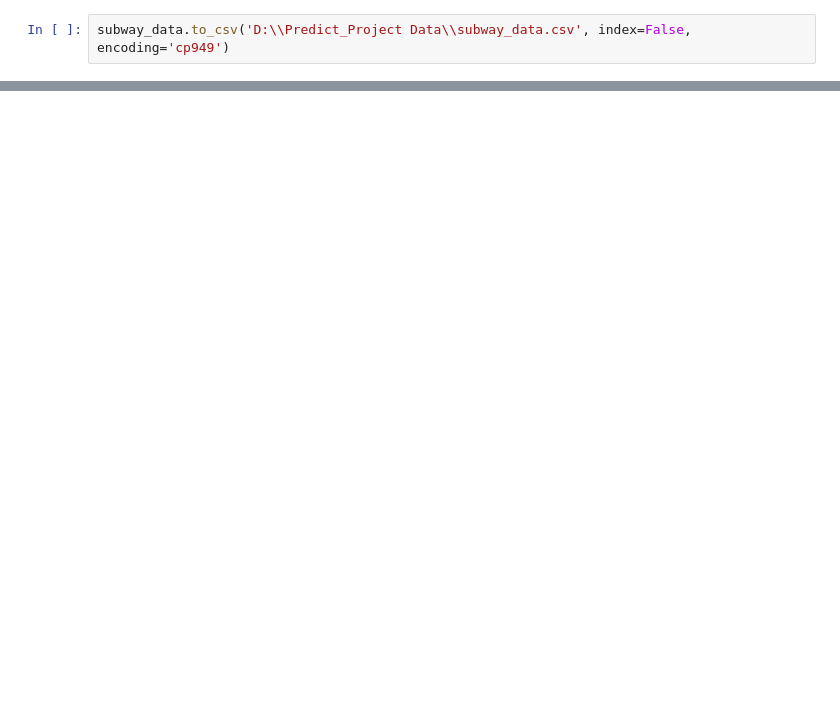
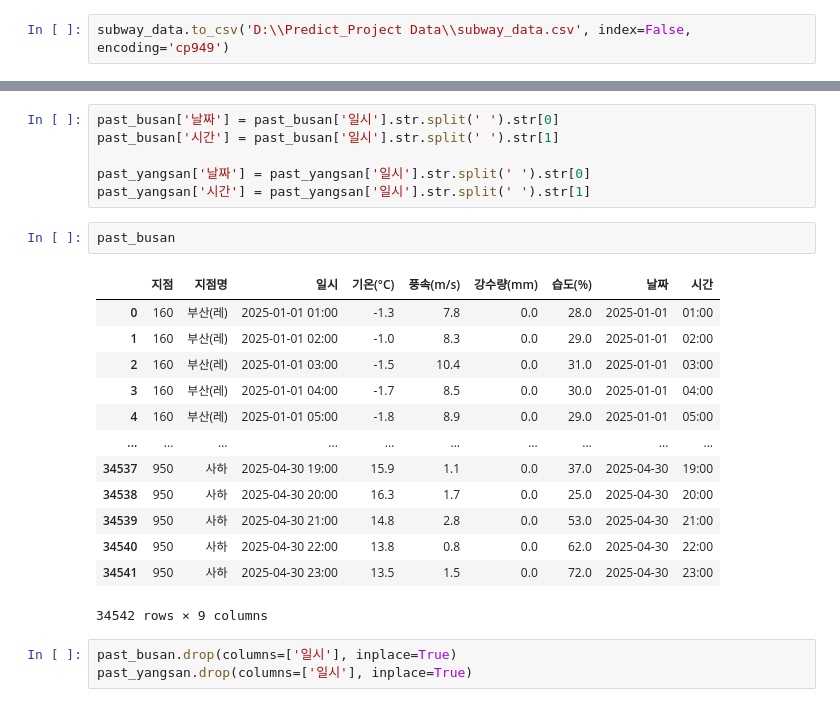
Before and after one commit to scholar-star/Predict_Project-Data, a Jupyter notebook: data_processing.ipynb, the cells around one changed output, grey strips where cells are left out. Drawn from its saved outputs; the diff is of its cells as text; blank space fills up the shorter version.

```diff
--- a/data_processing.ipynb
+++ b/data_processing.ipynb
@@ -198,0 +255,25 @@ subway_data.to_csv('D:\\Predict_Project Data\\subway_data.csv', index=False, enc
+# %%
+past_busan['날짜'] = past_busan['일시'].str.split(' ').str[0]
+past_busan['시간'] = past_busan['일시'].str.split(' ').str[1]
+
+past_yangsan['날짜'] = past_yangsan['일시'].str.split(' ').str[0]
+past_yangsan['시간'] = past_yangsan['일시'].str.split(' ').str[1]
+# %%
+past_busan
+# %% [output]
+|  | 지점 | 지점명 | 일시 | 기온(°C) | 풍속(m/s) | 강수량(mm) | 습도(%) | 날짜 | 시간 |
+| 0 | 160 | 부산(레) | 2025-01-01 01:00 | -1.3 | 7.8 | 0.0 | 28.0 | 2025-01-01 | 01:00 |
+| 1 | 160 | 부산(레) | 2025-01-01 02:00 | -1.0 | 8.3 | 0.0 | 29.0 | 2025-01-01 | 02:00 |
+| 2 | 160 | 부산(레) | 2025-01-01 03:00 | -1.5 | 10.4 | 0.0 | 31.0 | 2025-01-01 | 03:00 |
+| 3 | 160 | 부산(레) | 2025-01-01 04:00 | -1.7 | 8.5 | 0.0 | 30.0 | 2025-01-01 | 04:00 |
+| 4 | 160 | 부산(레) | 2025-01-01 05:00 | -1.8 | 8.9 | 0.0 | 29.0 | 2025-01-01 | 05:00 |
+| ... | ... | ... | ... | ... | ... | ... | ... | ... | ... |
+| 34537 | 950 | 사하 | 2025-04-30 19:00 | 15.9 | 1.1 | 0.0 | 37.0 | 2025-04-30 | 19:00 |
+| 34538 | 950 | 사하 | 2025-04-30 20:00 | 16.3 | 1.7 | 0.0 | 25.0 | 2025-04-30 | 20:00 |
+| 34539 | 950 | 사하 | 2025-04-30 21:00 | 14.8 | 2.8 | 0.0 | 53.0 | 2025-04-30 | 21:00 |
+| 34540 | 950 | 사하 | 2025-04-30 22:00 | 13.8 | 0.8 | 0.0 | 62.0 | 2025-04-30 | 22:00 |
+| 34541 | 950 | 사하 | 2025-04-30 23:00 | 13.5 | 1.5 | 0.0 | 72.0 | 2025-04-30 | 23:00 |
+34542 rows × 9 columns
+# %%
+past_busan.drop(columns=['일시'], inplace=True)
+past_yangsan.drop(columns=['일시'], inplace=True)
```
Also changed, not shown: parts of 7 cells of this notebook, 2 other files.
